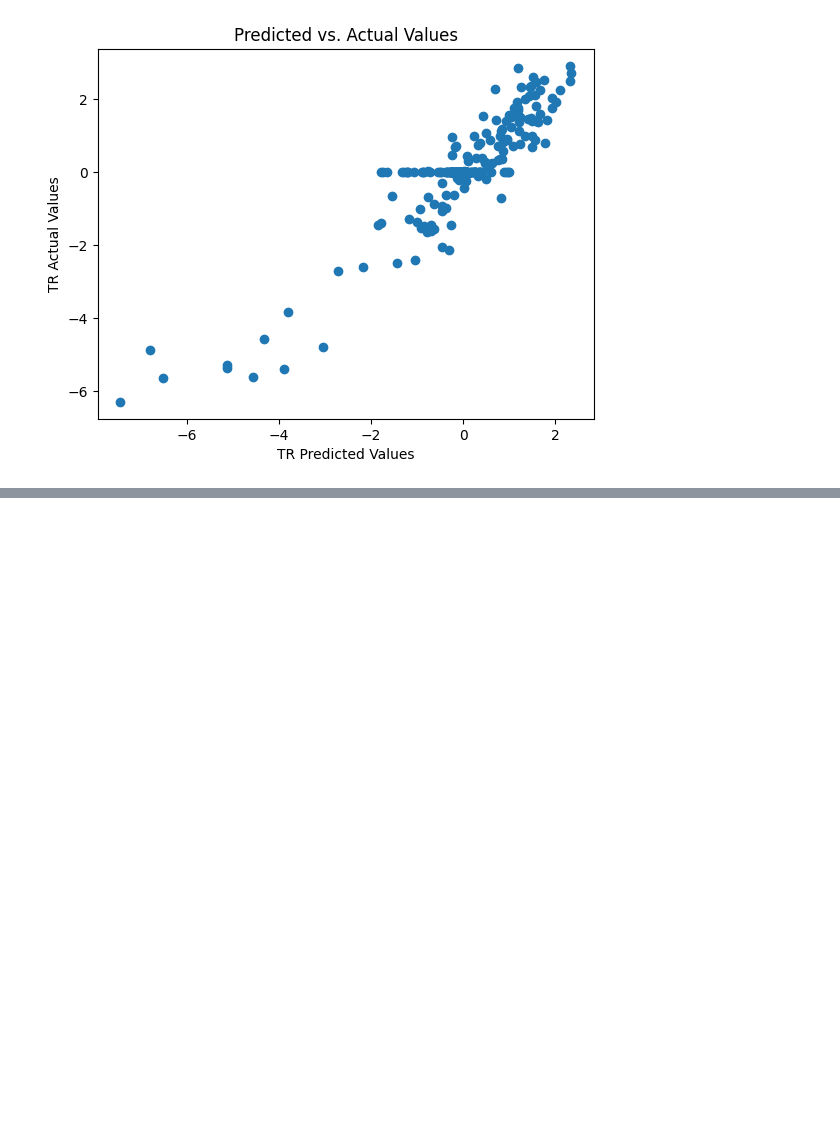
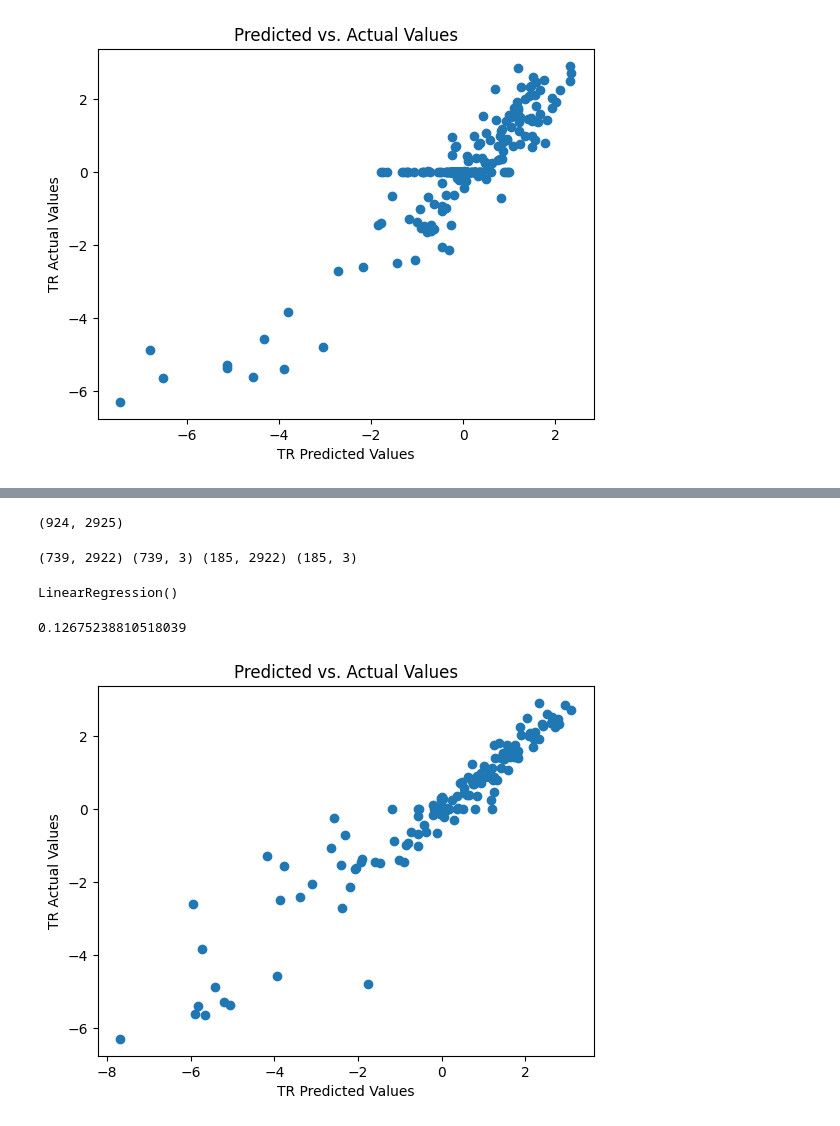
Before and after one commit to HenryCROSS/eecs3401_final_project, a Jupyter notebook: code.ipynb, the cells around one changed output, grey strips where cells are left out. Drawn from its saved outputs; the diff is of its cells as text; code cells hidden in the pictures; blank space fills up the shorter version.

```diff
--- a/code.ipynb
+++ b/code.ipynb
@@ -461,0 +501,44 @@ plt.show()
+# %%
+data_prepared = preprocessing.fit_transform(data)
+
+feature_names=preprocessing.get_feature_names_out()
+data_prepared = pd.DataFrame(data=data_prepared, columns=feature_names)
+data_prepared.shape
+# %% [output]
+(924, 2925)
+# %%
+from sklearn.model_selection import train_test_split
+
+features = ["num__TROtherTransit(A)", "num__TRFixedRouteBus(A)", "num__TRUrbanRail(A)"]
+
+X = data_prepared.drop(features, axis=1)
+y = data_prepared[features]
+
+X_train, X_test, y_train, y_test = train_test_split(X, y, test_size=0.2, random_state=42)
+print(X_train.shape, y_train.shape, X_test.shape, y_test.shape)
+# %% [output]
+(739, 2922) (739, 3) (185, 2922) (185, 3)
+# %%
+from sklearn.linear_model import LinearRegression
+
+lr_model = LinearRegression()
+
+lr_model.fit(X_train,y_train)
+# %% [output]
+LinearRegression()
+# %%
+lr_y_predict = lr_model.predict(X_test)
+
+from sklearn.metrics import mean_squared_error as mse
+lr_mse=mse(y_test, lr_y_predict)
+lr_mse
+# %% [output]
+0.12675238810518039
+# %%
+plt.scatter(lr_y_predict, y_test)  # y is your actual target values
+plt.xlabel("TR Predicted Values")
+plt.ylabel("TR Actual Values")
+plt.title("Predicted vs. Actual Values")
+plt.show()
+# %% [output]
+[figure, added]
```
Also changed, not shown: parts of 9 cells of this notebook.
